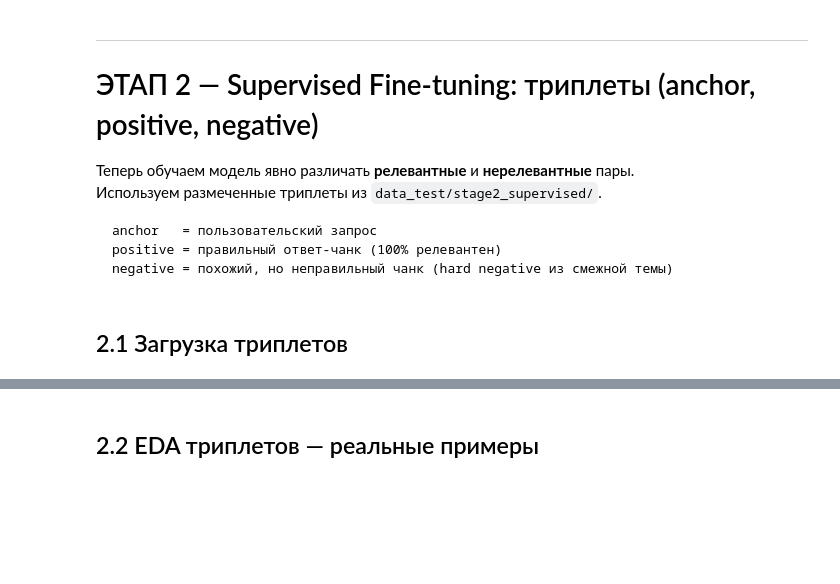
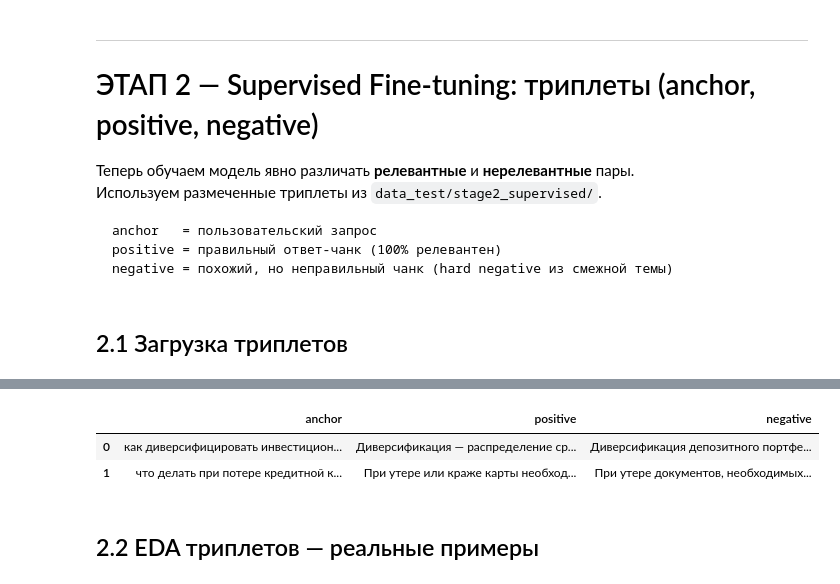
Before and after one commit to dmitrytimokhin/FinetuneEmbModel, a Jupyter notebook: notebooks/finetune_banking_embeddings.ipynb, the cells around one changed output, grey strips where cells are left out. Drawn from its saved outputs; the diff is of its cells as text; code cells hidden in the pictures; blank space fills up the shorter version.

```diff
--- a/notebooks/finetune_banking_embeddings.ipynb
+++ b/notebooks/finetune_banking_embeddings.ipynb
@@ -470,3 +474,9 @@ print(f"Колонки: {train_df.columns.tolist()}")
+# %%
+train_df.head(2)
+# %% [output]
+|  | anchor | positive | negative |
+| 0 | как диверсифицировать инвестицион... | Диверсификация — распределение ср... | Диверсификация депозитного портфе... |
+| 1 | что делать при потере кредитной к... | При утере или краже карты необход... | При утере документов, необходимых... |
 # %% [markdown]
 ## 2.2 EDA триплетов — реальные примеры
 # %%
```
Also changed, not shown: parts of 10 cells of this notebook.
